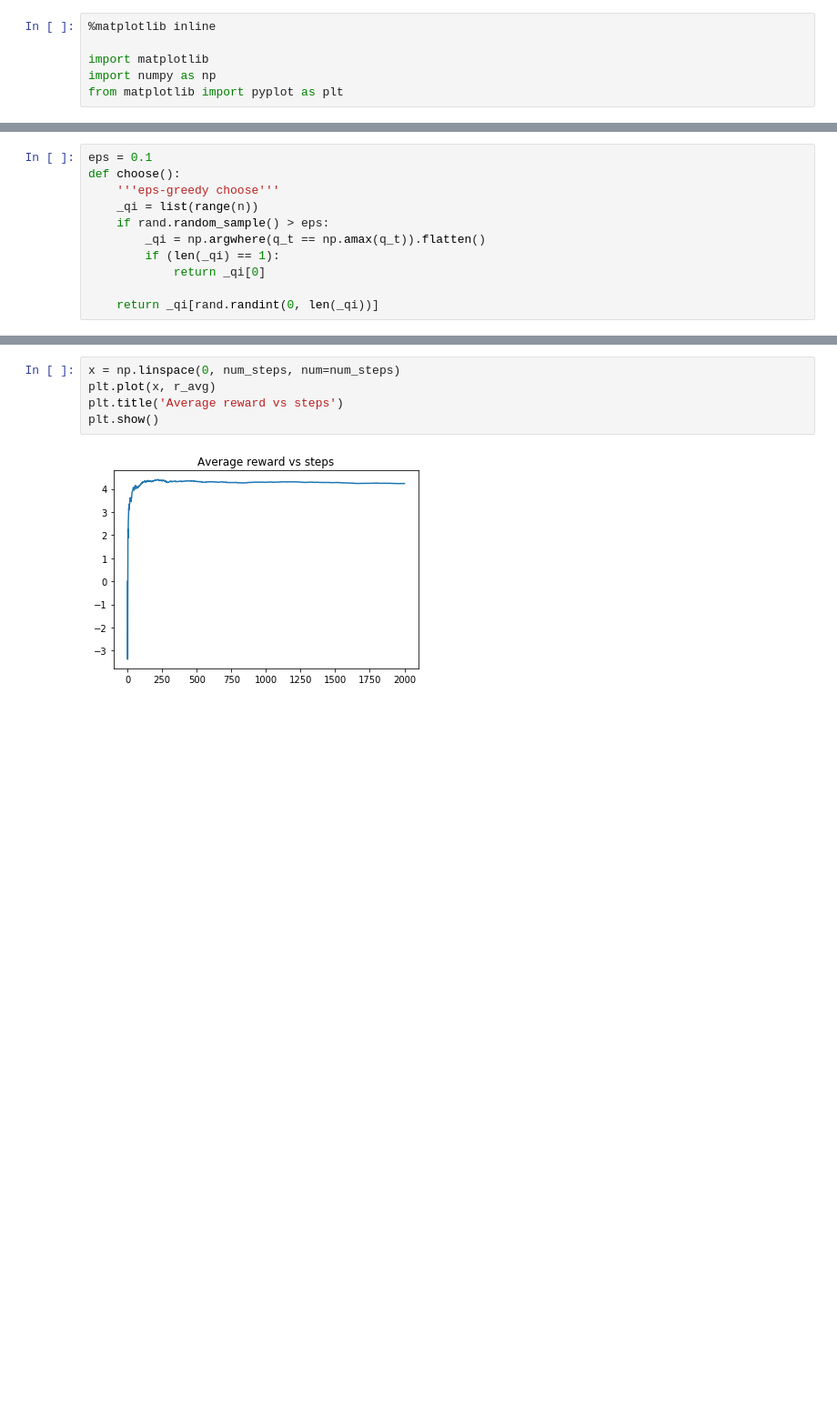
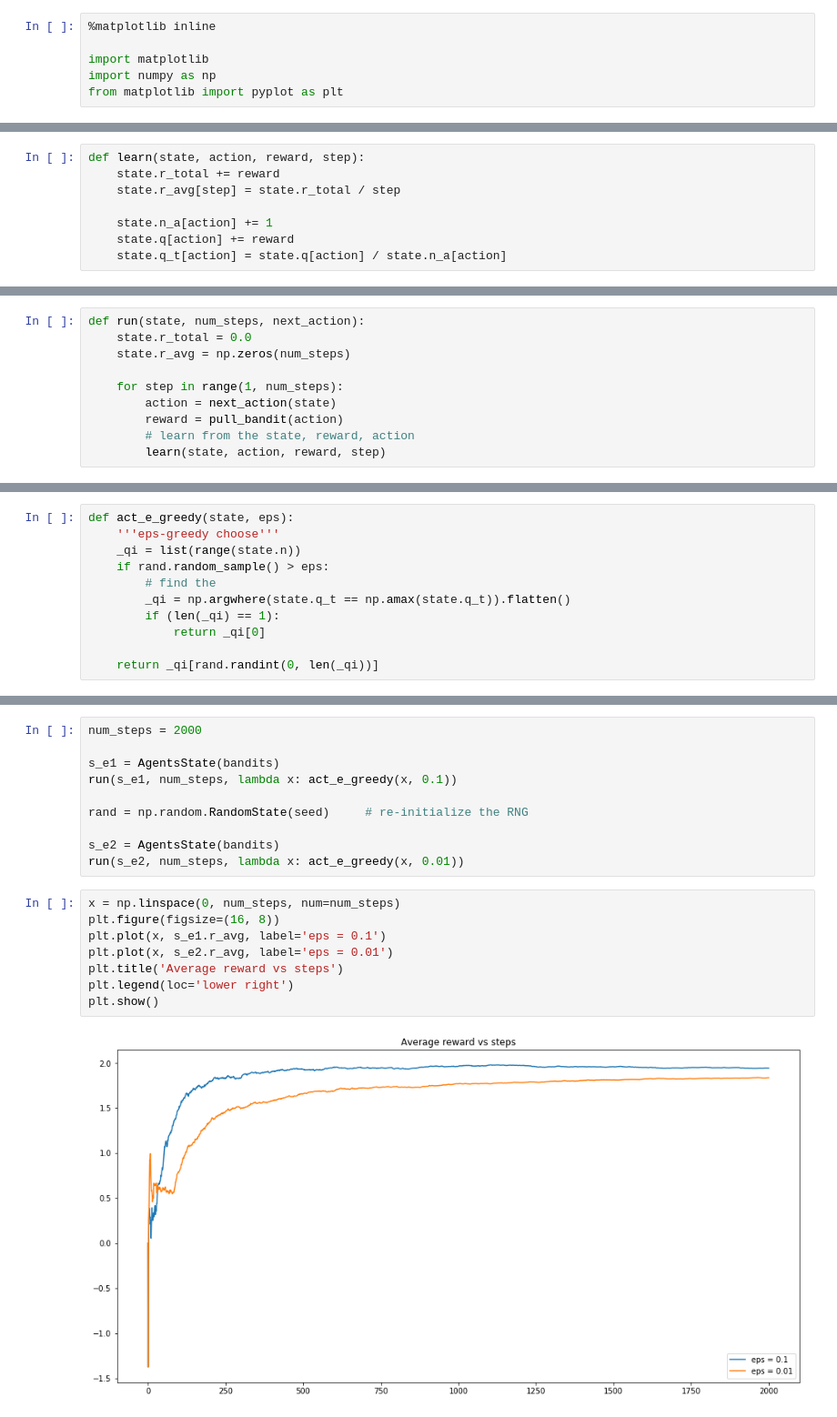
Before and after one commit to b5m3/rl_sutton_notes, a Jupyter notebook: 2 Evaluative Feedback.ipynb, the cells around one changed output, grey strips where cells are left out. Shown at 91% size. Saved outputs shown, nothing was run; the diff lists cells and outputs as text; blank space fills up the shorter version.

Commit message:
Generalized bandit for multiple epsilons

```diff
--- a/2 Evaluative Feedback.ipynb
+++ b/2 Evaluative Feedback.ipynb
@@ -28,0 +44,8 @@ q_t = np.zeros(n)      # average reward of action
+# %%
+def learn(state, action, reward, step):
+    state.r_total += reward
+    state.r_avg[step] = state.r_total / step
+
+    state.n_a[action] += 1
+    state.q[action] += reward
+    state.q_t[action] = state.q[action] / state.n_a[action]
@@ -28,0 +56,10 @@ q_t = np.zeros(n)      # average reward of action
+# %%
+def run(state, num_steps, next_action):
+    state.r_total = 0.0
+    state.r_avg = np.zeros(num_steps)
+
+    for step in range(1, num_steps):
+        action = next_action(state)
+        reward = pull_bandit(action)
+        # learn from the state, reward, action
+        learn(state, action, reward, step)
@@ -29,10 +68,10 @@ q_t = np.zeros(n)      # average reward of action
 # %%
-eps = 0.1
-def choose():
+def act_e_greedy(state, eps):
     '''eps-greedy choose'''
-    _qi = list(range(n))
+    _qi = list(range(state.n))
     if rand.random_sample() > eps:
-        _qi = np.argwhere(q_t == np.amax(q_t)).flatten()
+        # find the
+        _qi = np.argwhere(state.q_t == np.amax(state.q_t)).flatten()
         if (len(_qi) == 1):
             return _qi[0]
 
@@ -53,8 +81,21 @@ for s in range(1, num_steps):
+# %%
+num_steps = 2000
+
+s_e1 = AgentsState(bandits)
+run(s_e1, num_steps, lambda x: act_e_greedy(x, 0.1))
+
+rand = np.random.RandomState(seed)     # re-initialize the RNG
+
+s_e2 = AgentsState(bandits)
+run(s_e2, num_steps, lambda x: act_e_greedy(x, 0.01))
 # %%
 x = np.linspace(0, num_steps, num=num_steps)
-plt.plot(x, r_avg)
+plt.figure(figsize=(16, 8))
+plt.plot(x, s_e1.r_avg, label='eps = 0.1')
+plt.plot(x, s_e2.r_avg, label='eps = 0.01')
 plt.title('Average reward vs steps')
+plt.legend(loc='lower right')
 plt.show()
 # %% [output]
-[figure, old version]
+[figure, new version]
 # %%
```
Also changed, not shown: parts of 11 cells of this notebook.
